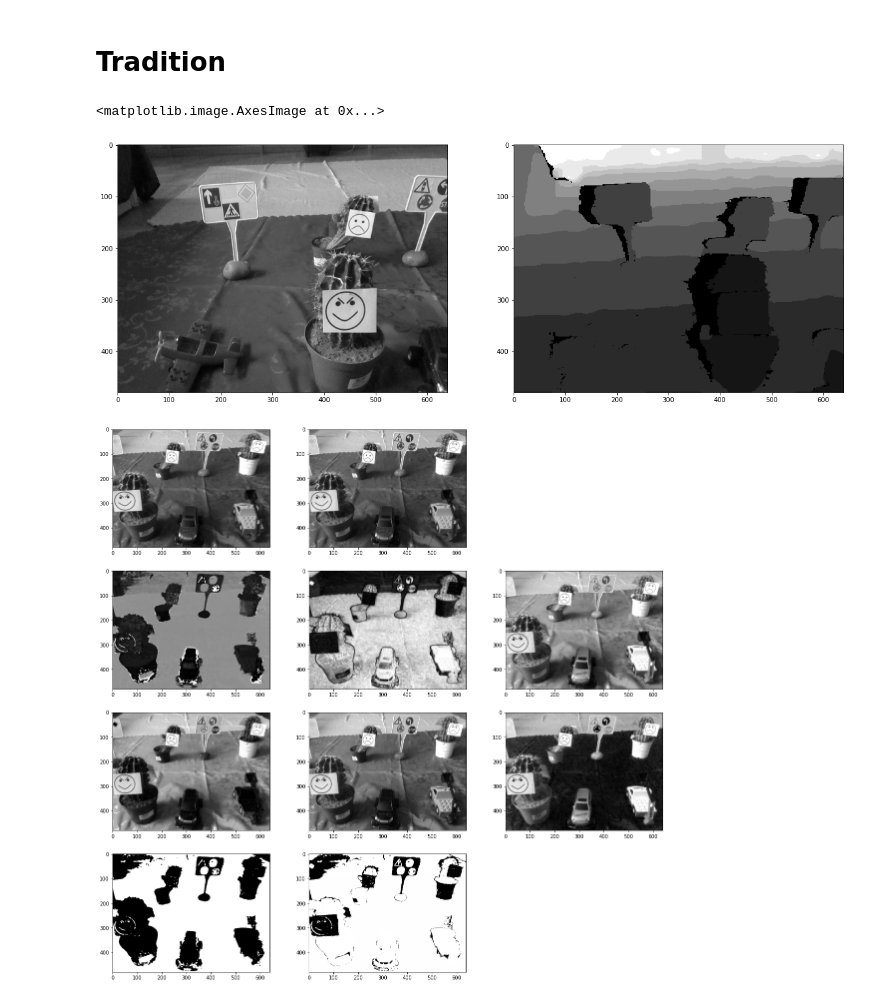
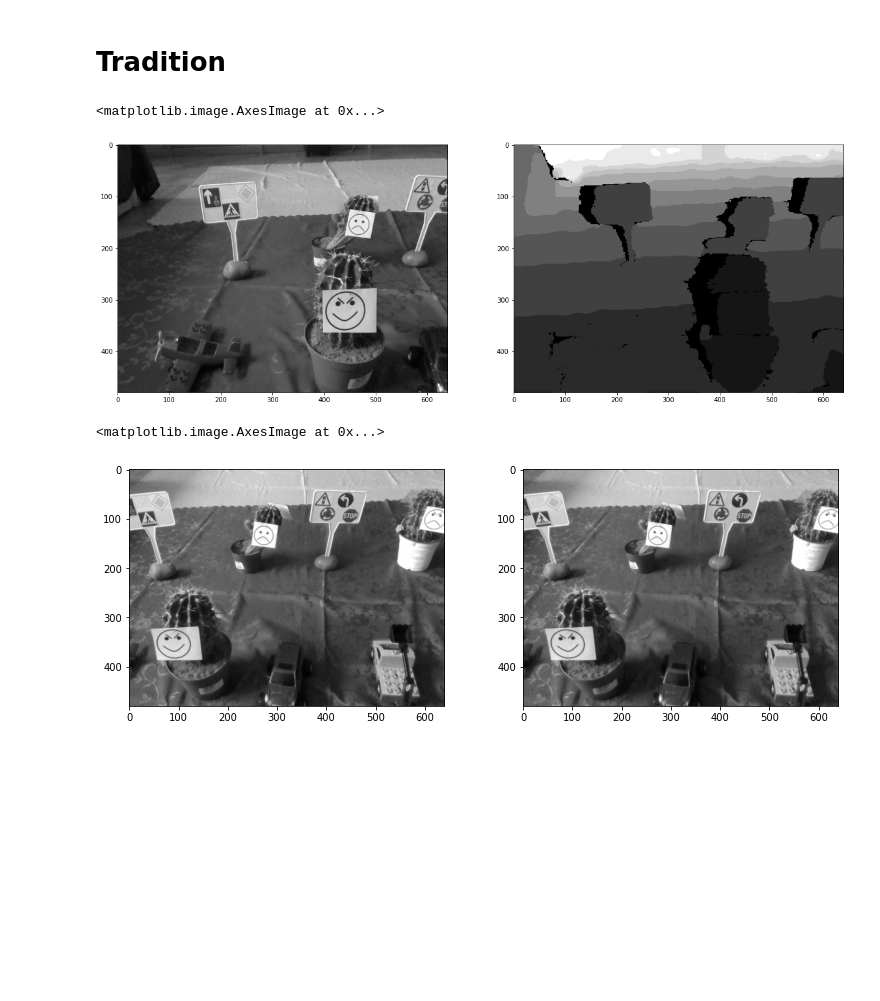
Before and after one commit to szykry/CVML_HW, a Jupyter notebook: CVML_HW.ipynb, the cells around one changed output. Drawn from its saved outputs; the diff is of its cells as text; code cells hidden in the pictures; blank space fills up the shorter version.

```diff
--- a/CVML_HW.ipynb
+++ b/CVML_HW.ipynb
@@ -54,13 +101,13 @@ import matplotlib.pyplot as plt
 minVal=0.0
 maxVal=0.0
 
-img = cv2.imread("HW/g3/rgb/1.jpg")   # 2.param: RGB, Grayscale, Bináriskép
+img = cv2.imread("../HW/g3/rgb/1.jpg")   # 2.param: RGB, Grayscale, Bináriskép
 img_gray = cv2.cvtColor(img, cv2.COLOR_BGR2GRAY)
 minVal, maxVal, _, _ = cv2.minMaxLoc(img_gray)    # hol vannak a szélsőértékek
 res=img_gray
 cv2.convertScaleAbs(img_gray,res,255/(maxVal-minVal),-minVal)  # affin -> kép*alfa + béta
 
-depth_img = cv2.imread("HW/g3/depth/1.png")
+depth_img = cv2.imread("../HW/g3/depth/1.png")
 depth_img_gray = cv2.cvtColor(depth_img, cv2.COLOR_BGR2GRAY)
 minVal, maxVal, _, _ = cv2.minMaxLoc(depth_img_gray)    # hol vannak a szélsőértékek
 depth_res=depth_img_gray
@@ -71,55 +118,29 @@ plt.subplot(1,2,1)
 plt.imshow(res,cmap='gray')
 plt.subplot(1,2,2)
 plt.imshow(depth_res,cmap='gray')
-
-
-rowSubplot = 4
-colSubplot = 3
-
-
-plt.figure(figsize=(20,20))
-imgBGR = cv2.imread("HW/g3/rgb/136.jpg")
-grayimg = cv2.cvtColor(imgBGR, cv2.COLOR_BGR2GRAY)
-minVal,maxVal,_,_ = cv2.minMaxLoc(grayimg)
-plt.subplot(rowSubplot,colSubplot,1)
-plt.imshow(grayimg,cmap='gray')
-
-res=grayimg
-cv2.convertScaleAbs(grayimg,res,255.0/(maxVal-minVal),-minVal)
-plt.subplot(rowSubplot,colSubplot,2)
-plt.imshow(res,cmap='gray')
-
-imgHSV = cv2.cvtColor(imgBGR, cv2.COLOR_BGR2HSV);
-hue_channel = imgHSV[:,:,0]
-saturation_channel = imgHSV[:,:,1]
-value_channel = imgHSV[:,:,2]
-plt.subplot(rowSubplot,colSubplot,4)
-plt.imshow(hue_channel,cmap='gray')
-plt.subplot(rowSubplot,colSubplot,5)
-plt.imshow(saturation_channel,cmap='gray')
-plt.subplot(rowSubplot,colSubplot,6)
-plt.imshow(value_channel,cmap='gray')
-
-avg_hue = np.average(hue_channel)
-hue_channel_thresh, hue_channel_segment = cv2.threshold(hue_channel,avg_hue,255,cv2.THRESH_BINARY)
-plt.subplot(rowSubplot,colSubplot,10)
-plt.imshow(hue_channel_segment,cmap='gray')
-
-avg_saturation = np.average(saturation_channel)
-saturation_channel_thresh, saturation_channel_segment = cv2.threshold(saturation_channel,(avg_saturation)/2,255,cv2.THRESH_BINARY)
-plt.subplot(rowSubplot,colSubplot,11)
-plt.imshow(saturation_channel_segment+hue_channel_segment,cmap='gray')
-
-blue_channel = imgBGR[:,:,0]
-green_channel = imgBGR[:,:,1]
-red_channel = imgBGR[:,:,2]
-plt.subplot(rowSubplot,colSubplot,7)
-plt.imshow(blue_channel,cmap='gray')
-plt.subplot(rowSubplot,colSubplot,8)
-plt.imshow(green_channel,cmap='gray')
-plt.subplot(rowSubplot,colSubplot,9)
-plt.imshow(red_channel,cmap='gray')
 # %% [output]
 <matplotlib.image.AxesImage at 0x...>
 [figure]
-[figure, removed]
+# %%
+
+
+
+rowSubplot = 4
+colSubplot = 3
+
+
+plt.figure(figsize=(20,20))
+imgBGR = cv2.imread("../HW/g3/rgb/327.jpg")
+grayimg = cv2.cvtColor(imgBGR, cv2.COLOR_BGR2GRAY)
+rgbimg = cv2.cvtColor(imgBGR, cv2.COLOR_BGR2RGB)
+minVal,maxVal,_,_ = cv2.minMaxLoc(grayimg)
+plt.subplot(rowSubplot,colSubplot,1)
+plt.imshow(grayimg,cmap='gray')
+
+res=grayimg
+cv2.convertScaleAbs(grayimg,res,255.0/(maxVal-minVal),-minVal)
+plt.subplot(rowSubplot,colSubplot,2)
+plt.imshow(res,cmap='gray')
+# %% [output]
+<matplotlib.image.AxesImage at 0x...>
+[figure, added]
```
Also changed, not shown: parts of 8 cells of this notebook.
